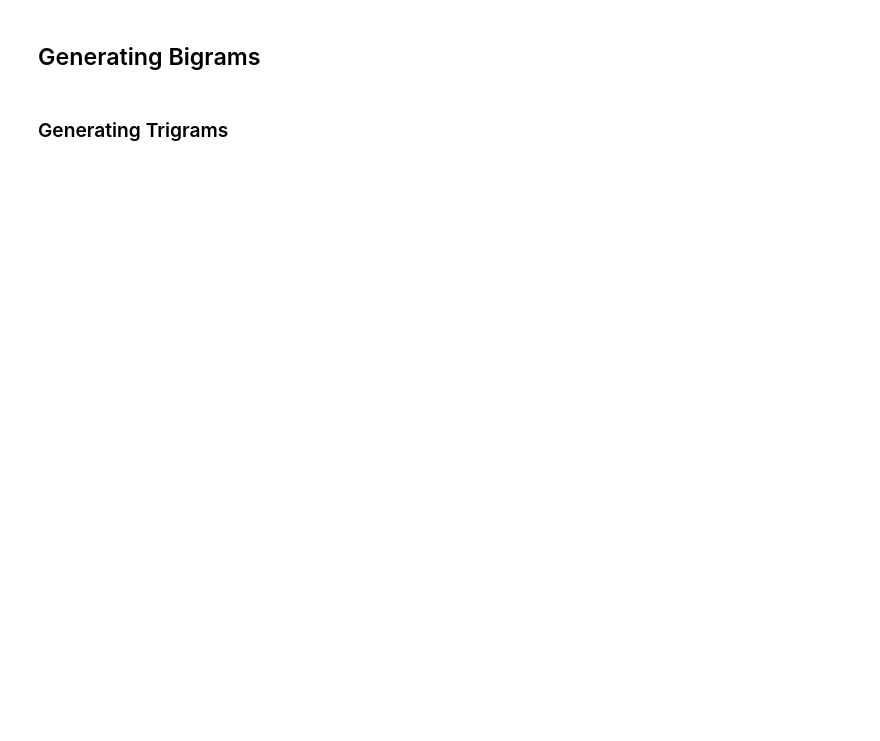
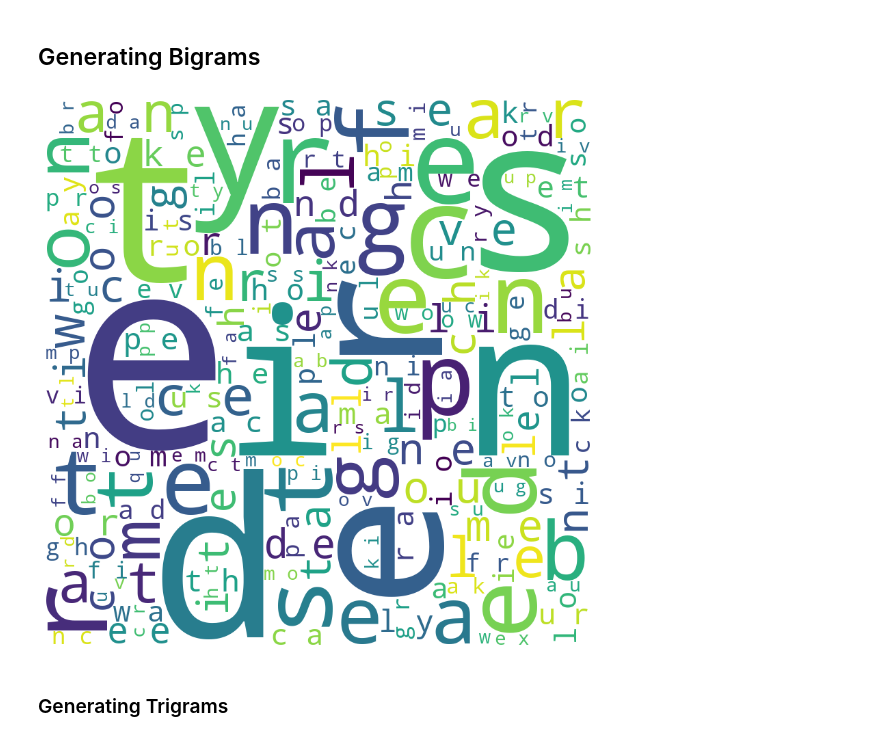
Before and after one commit to gadddy/Text-Mining-Learning-Applications, a Jupyter notebook: topic-modelling/yelp_lda.ipynb, the cells around one changed output. Drawn from its saved outputs; the diff is of its cells as text; code cells hidden in the pictures; blank space fills up the shorter version.

```diff
--- a/topic-modelling/yelp_lda.ipynb
+++ b/topic-modelling/yelp_lda.ipynb
@@ -284,41 +309,43 @@ visual= gensimvis.prepare(my_lda, vecs, dictionary)
 pyLDAvis.save_html(visual, "lda_topic_viz.html")
 # %% [markdown]
 ## Generating Bigrams
+# %%
+def join_docs(docs):
+    # docs is a list of documents returned by corpus2docs.
+    joined_docs = [' '.join(doc) for doc in docs]
+    single_text_string = ' '.join(joined_docs)
+    return single_text_string
 # %%
-# Combine all messages into a single text
-all_text = ' '.join(df['content'].dropna().astype(str))
-
-# Tokenize the text
-tokens = word_tokenize(all_text)
-
-# Filter out stopwords and non-alphabetic words
-stop_words = set(stopwords.words('english'))
-words = [word.lower() for word in tokens if word.isalpha() and word.lower() not in stop_words]
+from nltk import bigrams
+from collections import Counter
+all_text = join_docs(docs)
 
 # Generate bigrams
-bigram_list = list(bigrams(words))
+bigram_list = list(bigrams(all_text))
 
 # Convert bigram tuples into a readable string format
 bigram_strings = [' '.join(bigram) for bigram in bigram_list]
 
 # Generate bigram frequencies
 bigram_freq = Counter(bigram_strings)
 
 # Generate a word cloud for bigrams
 wordcloud = WordCloud(width=800, height=800,
                       background_color='white',
                       min_font_size=10).generate_from_frequencies(bigram_freq)
 
 # Plot the WordCloud image
 plt.figure(figsize=(8, 8), facecolor=None)
 plt.imshow(wordcloud)
 plt.axis("off")
 plt.tight_layout(pad=0)
 
 plt.show()
 
 # Export bigram frequencies to a CSV file
 bigram_freq_df = pd.DataFrame(bigram_freq.items(), columns=['Bigram', 'Frequency'])
 bigram_freq_df.to_csv('bigram_frequencies.csv', index=False)
+# %% [output]
+[figure, added]
 # %% [markdown]
 ### Generating Trigrams
```
Also changed, not shown: parts of 7 cells of this notebook.
